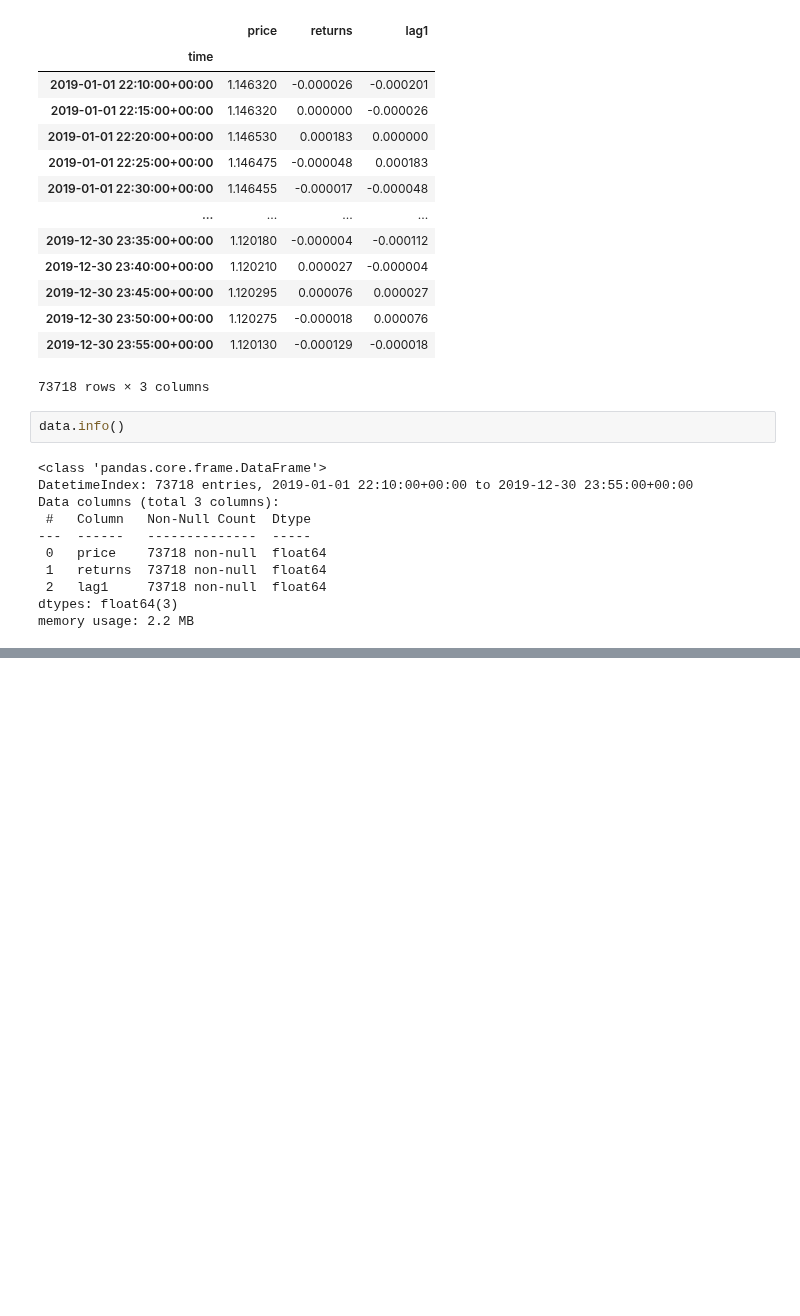
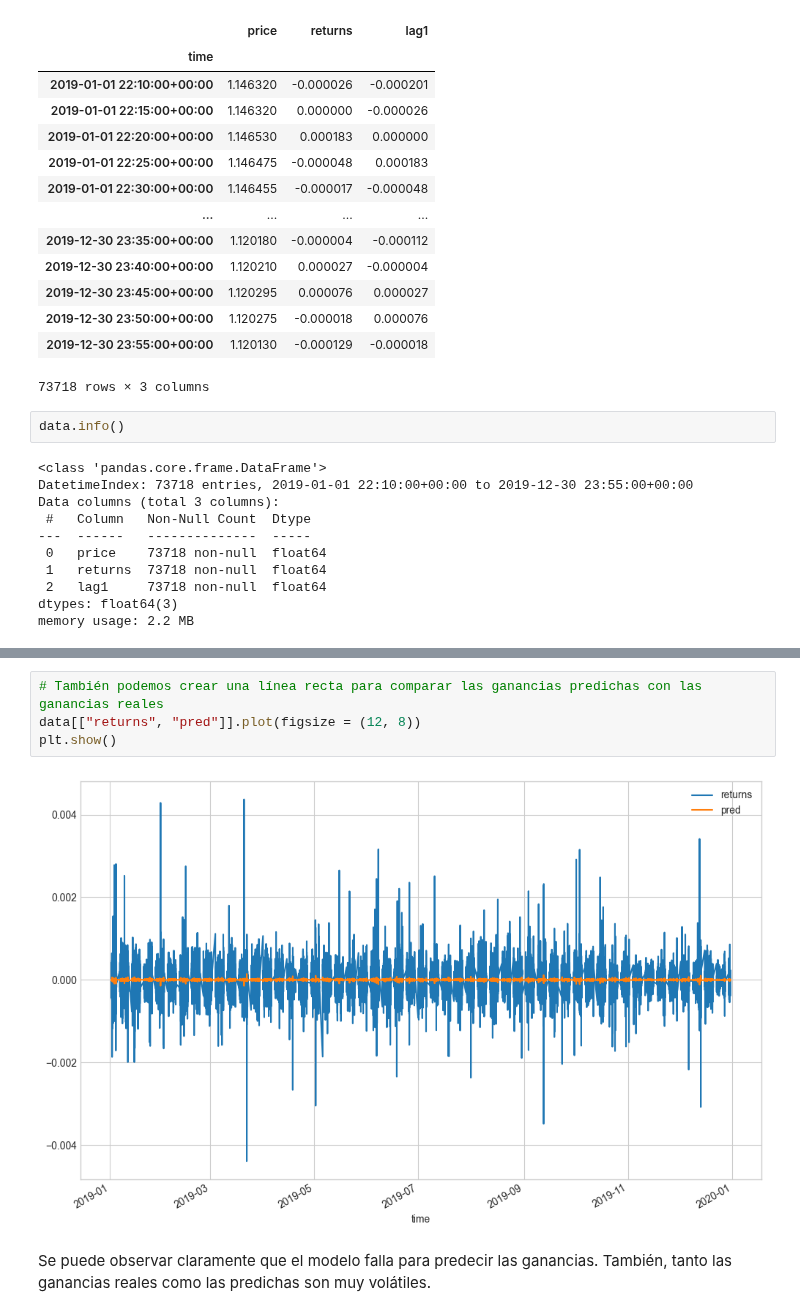
Before and after one commit to mario812/algo-trading-env, a Jupyter notebook: 3.4.2-linear_reg_intro.ipynb, the cells around one changed output, grey strips where cells are left out. Drawn from its saved outputs; the diff is of its cells as text; blank space fills up the shorter version.

```diff
--- a/3.4.2-linear_reg_intro.ipynb
+++ b/3.4.2-linear_reg_intro.ipynb
@@ -330,0 +397,8 @@ plt.show()
+# %%
+# También podemos crear una línea recta para comparar las ganancias predichas con las ganancias reales
+data[["returns", "pred"]].plot(figsize = (12, 8))
+plt.show()
+# %% [output]
+[figure, added]
+# %% [markdown]
+Se puede observar claramente que el modelo falla para predecir las ganancias. También, tanto las ganancias reales como las predichas son muy volátiles.
```
Also changed, not shown: parts of 10 cells of this notebook.
